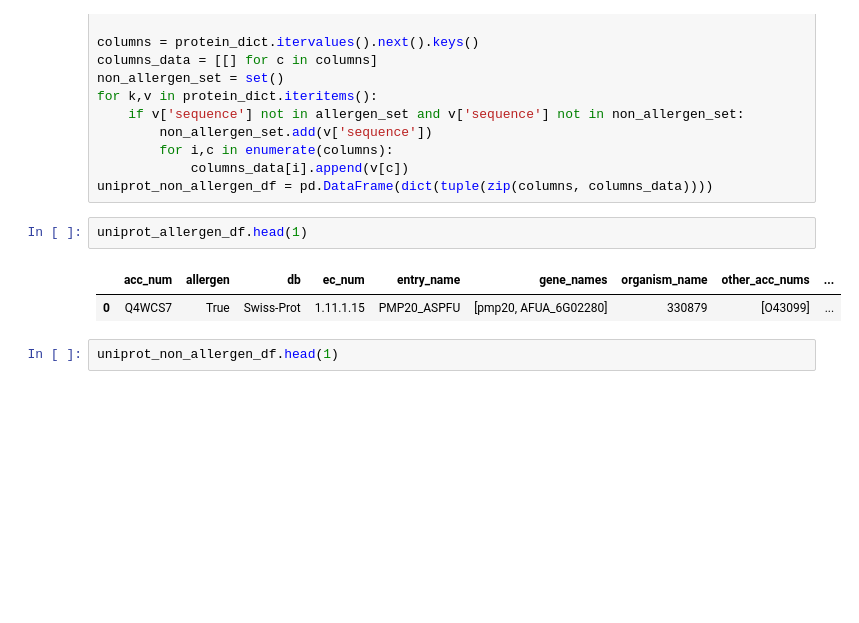
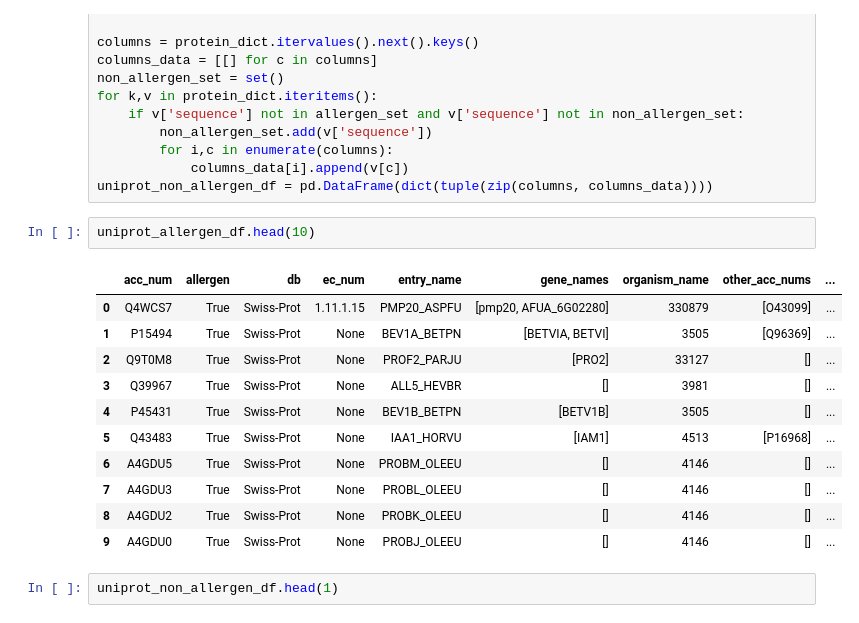
Before and after one commit to JaredJacobsen/capstone_project, a Jupyter notebook: allergen_ABT.ipynb, the cells around one changed output. Saved outputs shown, nothing was run; the diff lists cells and outputs as text; blank space fills up the shorter version.

```diff
--- a/allergen_ABT.ipynb
+++ b/allergen_ABT.ipynb
@@ -31,10 +38,19 @@ for k,v in protein_dict.iteritems():
             columns_data[i].append(v[c])
 uniprot_non_allergen_df = pd.DataFrame(dict(tuple(zip(columns, columns_data))))
 # %%
-uniprot_allergen_df.head(1)
+uniprot_allergen_df.head(10)
 # %% [output]
 |  | acc_num | allergen | db | ec_num | entry_name | gene_names | organism_name | other_acc_nums | ... |
 | 0 | Q4WCS7 | True | Swiss-Prot | 1.11.1.15 | PMP20_ASPFU | [pmp20, AFUA_6G02280] | 330879 | [O43099] | ... |
+| 1 | P15494 | True | Swiss-Prot | None | BEV1A_BETPN | [BETVIA, BETVI] | 3505 | [Q96369] | ... |
+| 2 | Q9T0M8 | True | Swiss-Prot | None | PROF2_PARJU | [PRO2] | 33127 | [] | ... |
+| 3 | Q39967 | True | Swiss-Prot | None | ALL5_HEVBR | [] | 3981 | [] | ... |
+| 4 | P45431 | True | Swiss-Prot | None | BEV1B_BETPN | [BETV1B] | 3505 | [] | ... |
+| 5 | Q43483 | True | Swiss-Prot | None | IAA1_HORVU | [IAM1] | 4513 | [P16968] | ... |
+| 6 | A4GDU5 | True | Swiss-Prot | None | PROBM_OLEEU | [] | 4146 | [] | ... |
+| 7 | A4GDU3 | True | Swiss-Prot | None | PROBL_OLEEU | [] | 4146 | [] | ... |
+| 8 | A4GDU2 | True | Swiss-Prot | None | PROBK_OLEEU | [] | 4146 | [] | ... |
+| 9 | A4GDU0 | True | Swiss-Prot | None | PROBJ_OLEEU | [] | 4146 | [] | ... |
 # %%
 uniprot_non_allergen_df.head(1)
 # %% [output]
```
Also changed, not shown: parts of 17 cells of this notebook, 23 other files.
